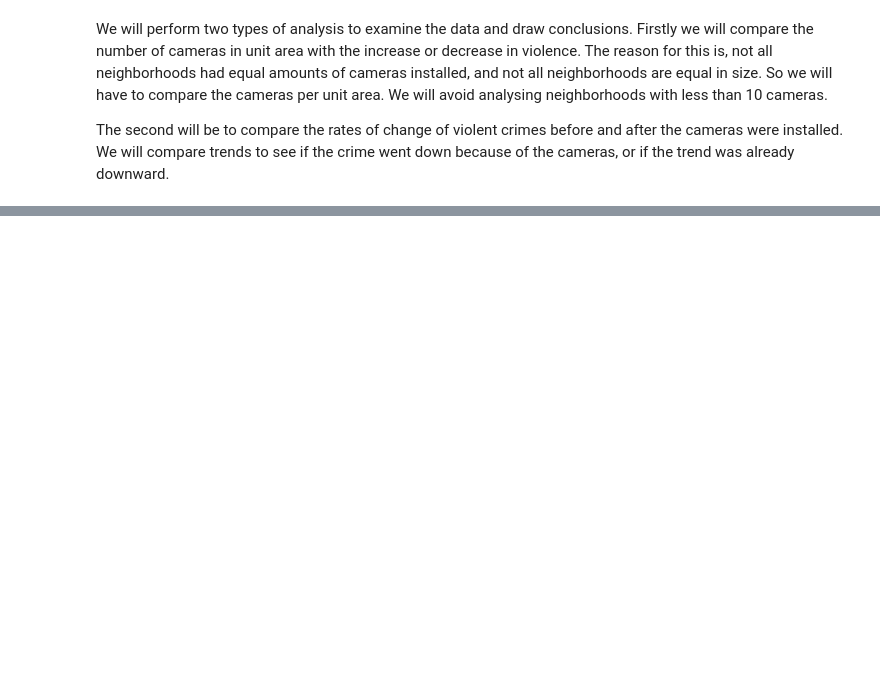
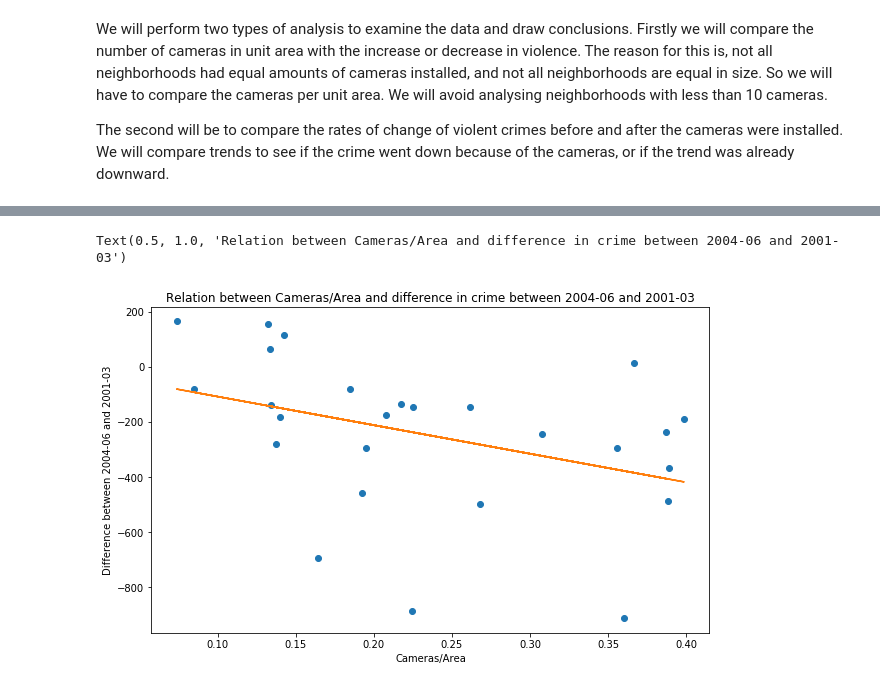
Before and after one commit to tiz081/Cogs108FP, a Jupyter notebook: Project.ipynb, the cells around one changed output, grey strips where cells are left out. Cells and saved outputs as stored; diff of their text form; code cells hidden in the pictures; blank space fills up the shorter version.

```diff
--- a/Project.ipynb
+++ b/Project.ipynb
@@ -163,21 +152,23 @@ crimesBefore = crimesBefore[crimesBefore['Community Areas'] != 'None']
 # %%
-crimesBefore.to_csv('CrimesBefore.csv', index=False, header=True)
+# crimesBefore.to_csv('CrimesBefore.csv', index=False, header=True)
+crimesBefore = pd.read_csv('CrimesBefore.csv')
 # %%
-list_name = []
-list_area = []
-for index, row in crimesAfter.iterrows():
-    neighborhood = gps_to_neighborhood.find_neighborhood(row['Longitude'],row['Latitude'],all_neighborhoods)
-    if neighborhood is not None:
-        list_name.append(neighborhood[0])
-        list_area.append(neighborhood[1])
-    else:
-        list_name.append('None')
-        list_area.append('None')
-crimesAfter['Community Areas'] = list_name
-crimesAfter['Area(unit)'] = list_area
-crimesAfter = crimesAfter[crimesAfter['Community Areas'] != 'None']
+# list_name = []
+# list_area = []
+# for index, row in crimesAfter.iterrows():
+#     neighborhood = gps_to_neighborhood.find_neighborhood(row['Longitude'],row['Latitude'],all_neighborhoods)
+#     if neighborhood is not None:
+#         list_name.append(neighborhood[0])
+#         list_area.append(neighborhood[1])
+#     else:
+#         list_name.append('None')
+#         list_area.append('None')
+# crimesAfter['Community Areas'] = list_name
+# crimesAfter['Area(unit)'] = list_area
+# crimesAfter = crimesAfter[crimesAfter['Community Areas'] != 'None']
 # %%
-crimesAfter.to_csv('crimesAfter.csv', index=False, header=True)
+# crimesAfter.to_csv('crimesAfter.csv', index=False, header=True)
+crimesAfter = pd.read_csv('CrimesAfter.csv')
 # %%
 sumCrimesBefore = crimesBefore['Community Areas'].value_counts().rename_axis('Community Areas').reset_index(name='2001-03')
 sumCrimesAfter = crimesAfter['Community Areas'].value_counts().rename_axis('Community Areas').reset_index(name='2004-06')
@@ -224 +234,17 @@ print(df_analysis)
 25        Rogers Park      0.195084       -294
+# %%
+slope, intercept, r_value, p_value, std_err = stats.linregress(df_analysis['Cameras/Area'].tolist(),
+                                                               df_analysis['Difference'].tolist())
+
+line = slope*(df_analysis['Cameras/Area'].values) + intercept
+
+plt.figure(figsize=(10, 6))
+ax = plt.axes()
+plt.xlabel('Cameras/Area')
+plt.ylabel('Difference between 2004-06 and 2001-03')
+plt.plot(df_analysis['Cameras/Area'].tolist(),df_analysis['Difference'].tolist(),'o',
+         df_analysis['Cameras/Area'].tolist(), line)
+pylab.title('Relation between Cameras/Area and difference in crime between 2004-06 and 2001-03')
+# %% [output]
+Text(0.5, 1.0, 'Relation between Cameras/Area and difference in crime between 2004-06 and 2001-03')
+[figure, added]
```
Also changed, not shown: parts of 10 cells of this notebook, 4 other files.
